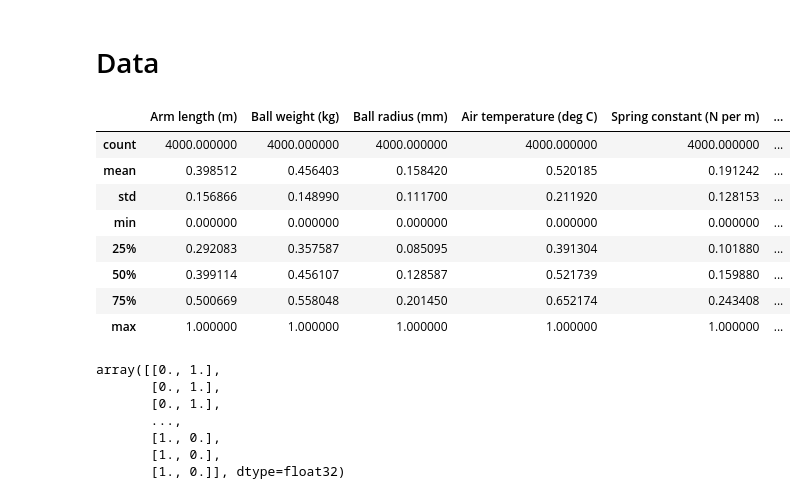
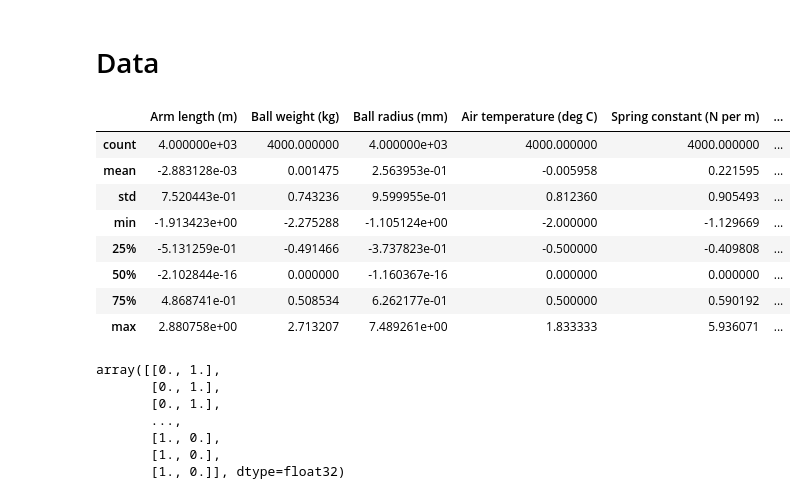
Before and after one commit to namiyousef/Intro_to_ML, a Jupyter notebook: Coursework/TestingEvaluateClass.ipynb, the cells around one changed output. Drawn from its saved outputs; the diff is of its cells as text; code cells hidden in the pictures.

```diff
--- a/Coursework/TestingEvaluateClass.ipynb
+++ b/Coursework/TestingEvaluateClass.ipynb
@@ -40,31 +40,31 @@ import matplotlib.pyplot as plt
 # %%
 # load data
 
 df = pd.read_csv('../Data/dataset2.csv')
 
-X, scalers = scale_data(df[df.columns[:-1]], mode = 'minmax')
+X, scalers = scale_data(df[df.columns[:-1]], mode = 'robust')
 # for best model, put robust mode. Try with standard too
 #X['Spring constant (N per m)'] = 0
 #X['Ball radius (mm)'] = 0
 
 y = df[df.columns[-1]]
 
 y_binary = to_categorical(y)
 
 data = train_test_split(
     X,y_binary, test_size = 0.2, random_state = 23
 )
 X.describe()
 # %% [output]
 |  | Arm length (m) | Ball weight (kg) | Ball radius (mm) | Air temperature (deg C) | Spring constant (N per m) | ... |
-| count | 4000.000000 | 4000.000000 | 4000.000000 | 4000.000000 | 4000.000000 | ... |
-| mean | 0.398512 | 0.456403 | 0.158420 | 0.520185 | 0.191242 | ... |
-| std | 0.156866 | 0.148990 | 0.111700 | 0.211920 | 0.128153 | ... |
-| min | 0.000000 | 0.000000 | 0.000000 | 0.000000 | 0.000000 | ... |
-| 25% | 0.292083 | 0.357587 | 0.085095 | 0.391304 | 0.101880 | ... |
-| 50% | 0.399114 | 0.456107 | 0.128587 | 0.521739 | 0.159880 | ... |
-| 75% | 0.500669 | 0.558048 | 0.201450 | 0.652174 | 0.243408 | ... |
-| max | 1.000000 | 1.000000 | 1.000000 | 1.000000 | 1.000000 | ... |
+| count | 4.000000e+03 | 4000.000000 | 4.000000e+03 | 4000.000000 | 4000.000000 | ... |
+| mean | -2.883128e-03 | 0.001475 | 2.563953e-01 | -0.005958 | 0.221595 | ... |
+| std | 7.520443e-01 | 0.743236 | 9.599955e-01 | 0.812360 | 0.905493 | ... |
+| min | -1.913423e+00 | -2.275288 | -1.105124e+00 | -2.000000 | -1.129669 | ... |
+| 25% | -5.131259e-01 | -0.491466 | -3.737823e-01 | -0.500000 | -0.409808 | ... |
+| 50% | -2.102844e-16 | 0.000000 | -1.160367e-16 | 0.000000 | 0.000000 | ... |
+| 75% | 4.868741e-01 | 0.508534 | 6.262177e-01 | 0.500000 | 0.590192 | ... |
+| max | 2.880758e+00 | 2.713207 | 7.489261e+00 | 1.833333 | 5.936071 | ... |
 # %%
 X = np.asarray(X)
 # %%
```
Also changed, not shown: parts of 4 cells of this notebook.
